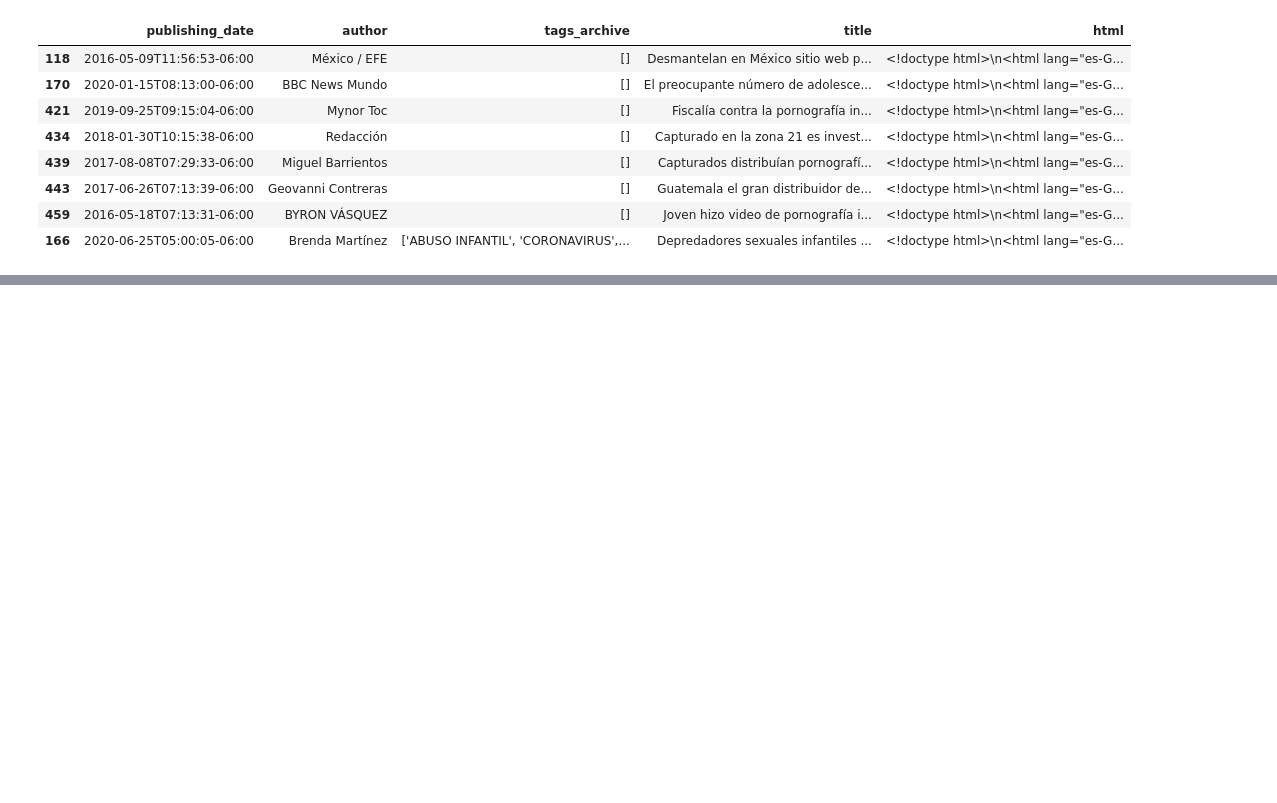
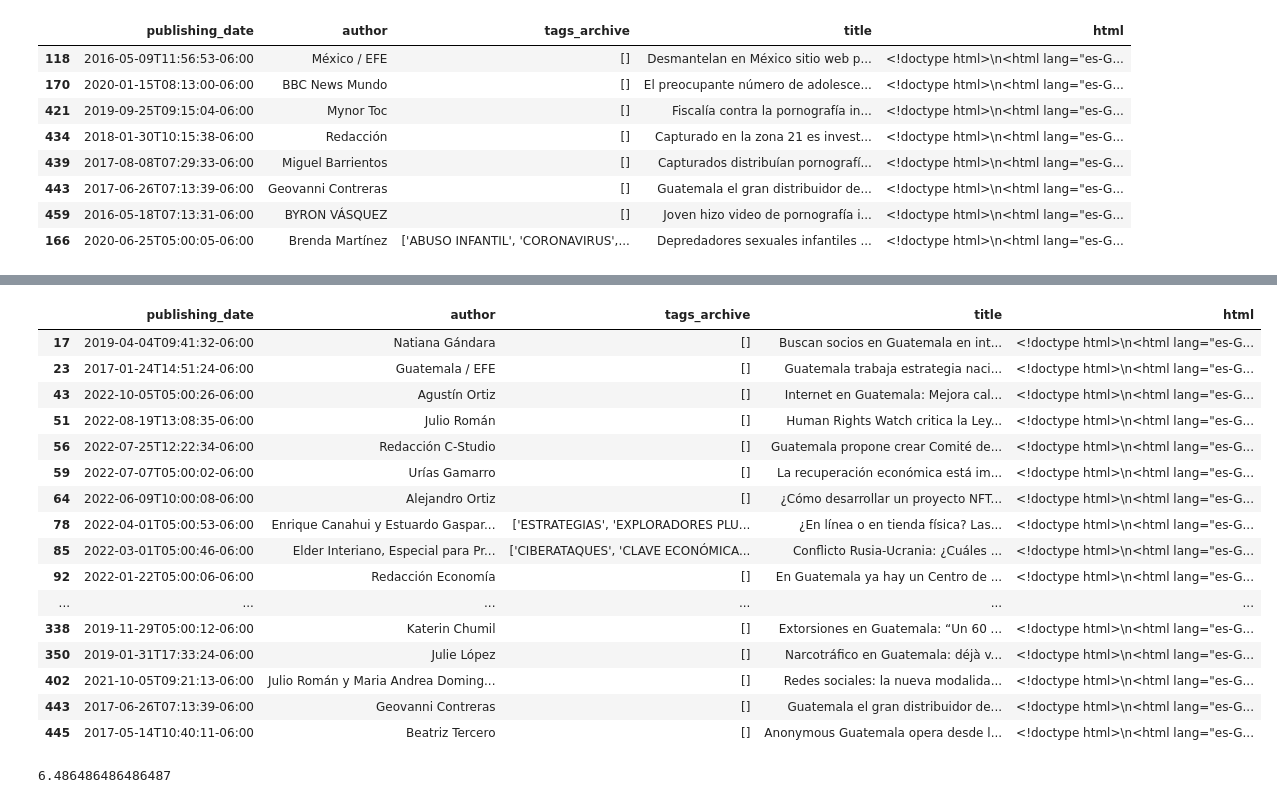
Before and after one commit to JeanPierreMR/PrensaLibre_scraping, a Jupyter notebook: dataCleaning.ipynb, the cells around one changed output, grey strips where cells are left out. Saved outputs shown, nothing was run; the diff lists cells and outputs as text; code cells hidden in the pictures; blank space fills up the shorter version.

```diff
--- a/dataCleaning.ipynb
+++ b/dataCleaning.ipynb
@@ -260,0 +403,27 @@ De las noticias de menores, %44.44444444444444 son sobre abuso o explotacion sex
+# %%
+#＼／＼／＼／＼／＼＼／＼／＼- GT ＼／＼／＼／＼／＼＼／＼／＼／＼／＼＼／＼／＼／＼／＼
+gt_df = df[df['title'].str.contains('guatemala', case=False)]
+gt_df
+# %% [output]
+|  | publishing_date | author | tags_archive | title | html |
+| 17 | 2019-04-04T09:41:32-06:00 | Natiana Gándara | [] | Buscan socios en Guatemala en int... | <!doctype html>\n<html lang="es-G... |
+| 23 | 2017-01-24T14:51:24-06:00 | Guatemala / EFE | [] | Guatemala trabaja estrategia naci... | <!doctype html>\n<html lang="es-G... |
+| 43 | 2022-10-05T05:00:26-06:00 | Agustín Ortiz | [] | Internet en Guatemala: Mejora cal... | <!doctype html>\n<html lang="es-G... |
+| 51 | 2022-08-19T13:08:35-06:00 | Julio Román | [] | Human Rights Watch critica la Ley... | <!doctype html>\n<html lang="es-G... |
+| 56 | 2022-07-25T12:22:34-06:00 | Redacción C-Studio | [] | Guatemala propone crear Comité de... | <!doctype html>\n<html lang="es-G... |
+| 59 | 2022-07-07T05:00:02-06:00 | Urías Gamarro | [] | La recuperación económica está im... | <!doctype html>\n<html lang="es-G... |
+| 64 | 2022-06-09T10:00:08-06:00 | Alejandro Ortiz | [] | ¿Cómo desarrollar un proyecto NFT... | <!doctype html>\n<html lang="es-G... |
+| 78 | 2022-04-01T05:00:53-06:00 | Enrique Canahui y Estuardo Gaspar... | ['ESTRATEGIAS', 'EXPLORADORES PLU... | ¿En línea o en tienda física? Las... | <!doctype html>\n<html lang="es-G... |
+| 85 | 2022-03-01T05:00:46-06:00 | Elder Interiano, Especial para Pr... | ['CIBERATAQUES', 'CLAVE ECONÓMICA... | Conflicto Rusia-Ucrania: ¿Cuáles ... | <!doctype html>\n<html lang="es-G... |
+| 92 | 2022-01-22T05:00:06-06:00 | Redacción Economía | [] | En Guatemala ya hay un Centro de ... | <!doctype html>\n<html lang="es-G... |
+| ... | ... | ... | ... | ... | ... |
+| 338 | 2019-11-29T05:00:12-06:00 | Katerin Chumil | [] | Extorsiones en Guatemala: “Un 60 ... | <!doctype html>\n<html lang="es-G... |
+| 350 | 2019-01-31T17:33:24-06:00 | Julie López | [] | Narcotráfico en Guatemala: déjà v... | <!doctype html>\n<html lang="es-G... |
+| 402 | 2021-10-05T09:21:13-06:00 | Julio Román y Maria Andrea Doming... | [] | Redes sociales: la nueva modalida... | <!doctype html>\n<html lang="es-G... |
+| 443 | 2017-06-26T07:13:39-06:00 | Geovanni Contreras | [] | Guatemala el gran distribuidor de... | <!doctype html>\n<html lang="es-G... |
+| 445 | 2017-05-14T10:40:11-06:00 | Beatriz Tercero | [] | Anonymous Guatemala opera desde l... | <!doctype html>\n<html lang="es-G... |
+# %%
+# get % per year
+print(len(gt_df)/len(df)*100)
+# %% [output]
+6.486486486486487
```
Also changed, not shown: parts of 14 cells of this notebook.
